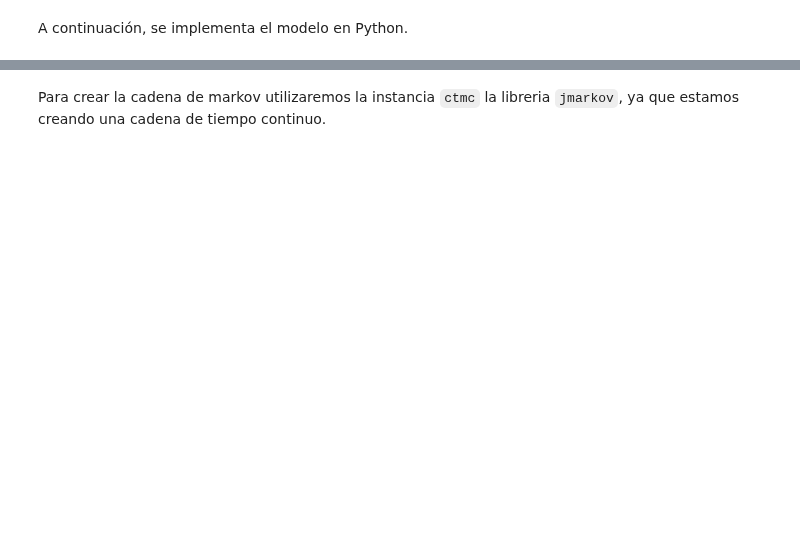
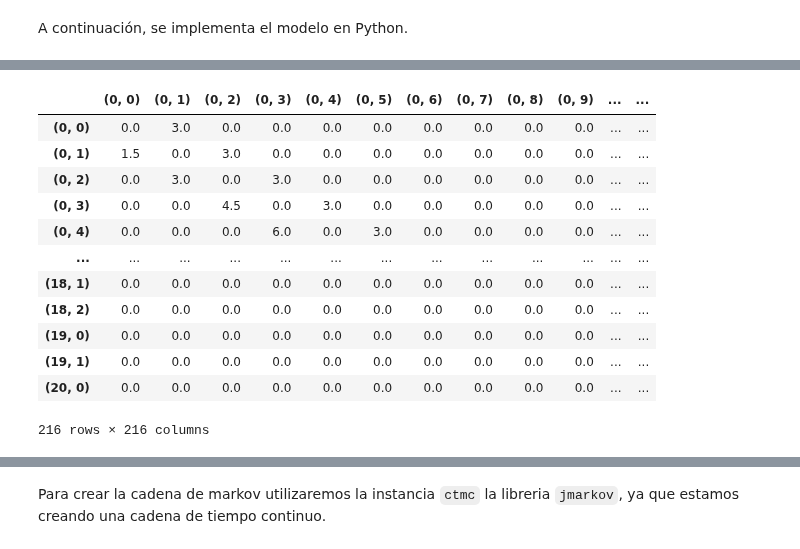
Before and after one commit to modelos-inst/LibroMoBI, a Jupyter notebook: content/complementarias/complementaria_markov_i.ipynb, the cells around one changed output, grey strips where cells are left out. Saved outputs shown, nothing was run; the diff lists cells and outputs as text; code cells hidden in the pictures; blank space fills up the shorter version.

Commit message:
Actualizar complementarias de Markov y TOC

```diff
--- a/content/complementarias/complementaria_markov_i.ipynb
+++ b/content/complementarias/complementaria_markov_i.ipynb
@@ -354,0 +382,40 @@ Tamaño de Q: (336, 336)
+# %%
+# 4. Llenar la matriz Q
+for (i, j) in estados:
+    estado_actual = str((i, j)) # Convertimos la tupla actual a texto
+
+    # Llegada paciente tipo 1
+    if i + j < B:
+        estado_futuro = str((i + 1, j))
+        Q.loc[estado_actual, estado_futuro] = lambda_1
+
+    # Llegada paciente tipo 2
+    if (i + j < B) and (j < B - b):
+        estado_futuro = str((i, j + 1))
+        Q.loc[estado_actual, estado_futuro] = lambda_2
+
+    # Salida paciente tipo 1
+    if i > 0:
+        estado_futuro = str((i - 1, j))
+        Q.loc[estado_actual, estado_futuro] = i * mu_1
+
+    # Salida paciente tipo 2
+    if j > 0:
+        estado_futuro = str((i, j - 1))
+        Q.loc[estado_actual, estado_futuro] = j * mu_2
+
+Q
+# %% [output]
+|  | (0, 0) | (0, 1) | (0, 2) | (0, 3) | (0, 4) | (0, 5) | (0, 6) | (0, 7) | (0, 8) | (0, 9) | ... | ... |
+| (0, 0) | 0.0 | 3.0 | 0.0 | 0.0 | 0.0 | 0.0 | 0.0 | 0.0 | 0.0 | 0.0 | ... | ... |
+| (0, 1) | 1.5 | 0.0 | 3.0 | 0.0 | 0.0 | 0.0 | 0.0 | 0.0 | 0.0 | 0.0 | ... | ... |
+| (0, 2) | 0.0 | 3.0 | 0.0 | 3.0 | 0.0 | 0.0 | 0.0 | 0.0 | 0.0 | 0.0 | ... | ... |
+| (0, 3) | 0.0 | 0.0 | 4.5 | 0.0 | 3.0 | 0.0 | 0.0 | 0.0 | 0.0 | 0.0 | ... | ... |
+| (0, 4) | 0.0 | 0.0 | 0.0 | 6.0 | 0.0 | 3.0 | 0.0 | 0.0 | 0.0 | 0.0 | ... | ... |
+| ... | ... | ... | ... | ... | ... | ... | ... | ... | ... | ... | ... | ... |
+| (18, 1) | 0.0 | 0.0 | 0.0 | 0.0 | 0.0 | 0.0 | 0.0 | 0.0 | 0.0 | 0.0 | ... | ... |
+| (18, 2) | 0.0 | 0.0 | 0.0 | 0.0 | 0.0 | 0.0 | 0.0 | 0.0 | 0.0 | 0.0 | ... | ... |
+| (19, 0) | 0.0 | 0.0 | 0.0 | 0.0 | 0.0 | 0.0 | 0.0 | 0.0 | 0.0 | 0.0 | ... | ... |
+| (19, 1) | 0.0 | 0.0 | 0.0 | 0.0 | 0.0 | 0.0 | 0.0 | 0.0 | 0.0 | 0.0 | ... | ... |
+| (20, 0) | 0.0 | 0.0 | 0.0 | 0.0 | 0.0 | 0.0 | 0.0 | 0.0 | 0.0 | 0.0 | ... | ... |
+216 rows × 216 columns
```
Also changed, not shown: parts of 39 cells of this notebook, 3 other files.
